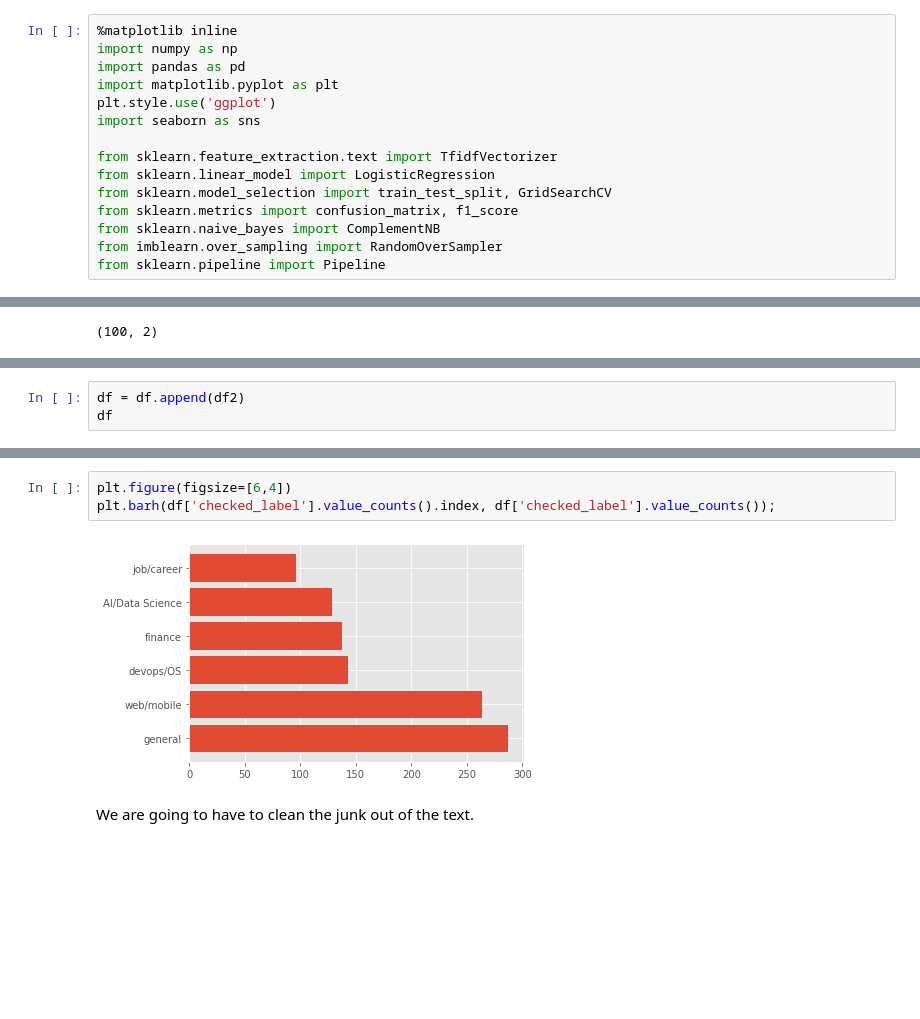
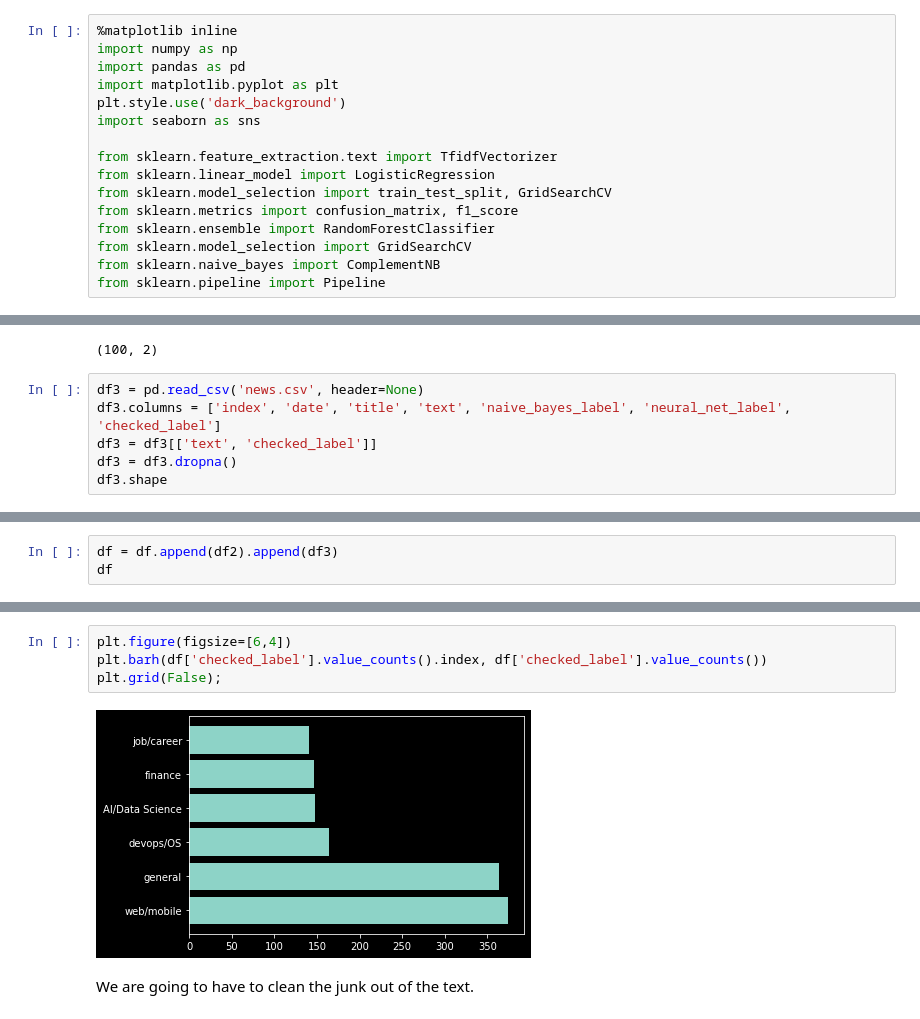
Before and after one commit to ivvlko/NLP-Factory, a Jupyter notebook: model_creation/training_models/retrain_naive_bayes.ipynb, the cells around one changed output, grey strips where cells are left out. Drawn from its saved outputs; the diff is of its cells as text; blank space fills up the shorter version.

```diff
--- a/model_creation/training_models/retrain_naive_bayes.ipynb
+++ b/model_creation/training_models/retrain_naive_bayes.ipynb
@@ -7,15 +7,16 @@ The running of this script creates new pickle object with Naive Bayes model. Per
 import numpy as np
 import pandas as pd
 import matplotlib.pyplot as plt
-plt.style.use('ggplot')
+plt.style.use('dark_background')
 import seaborn as sns
 
 from sklearn.feature_extraction.text import TfidfVectorizer
 from sklearn.linear_model import LogisticRegression
 from sklearn.model_selection import train_test_split, GridSearchCV
 from sklearn.metrics import confusion_matrix, f1_score
+from sklearn.ensemble import RandomForestClassifier
+from sklearn.model_selection import GridSearchCV
 from sklearn.naive_bayes import ComplementNB
-from imblearn.over_sampling import RandomOverSampler
 from sklearn.pipeline import Pipeline
 # %%
 import re
@@ -41,3 +42,9 @@ df2 = df2.dropna()
 df2.shape
 # %% [output]
 (100, 2)
+# %%
+df3 = pd.read_csv('news.csv', header=None)
+df3.columns = ['index', 'date', 'title', 'text', 'naive_bayes_label', 'neural_net_label', 'checked_label']
+df3 = df3[['text', 'checked_label']]
+df3 = df3.dropna()
+df3.shape
@@ -44,5 +53,5 @@ df2.shape
 # %%
-df = df.append(df2)
+df = df.append(df2).append(df3)
 df
 # %% [output]
 |  | text | checked_label |
@@ -61,8 +70,9 @@ df
 # %%
 plt.figure(figsize=[6,4])
-plt.barh(df['checked_label'].value_counts().index, df['checked_label'].value_counts());
+plt.barh(df['checked_label'].value_counts().index, df['checked_label'].value_counts())
+plt.grid(False);
 # %% [output]
-[figure, old version]
+[figure, new version]
 # %% [markdown]
 We are going to have to clean the junk out of the text.
 # %%
```
Also changed, not shown: parts of 17 cells of this notebook, 16 other files.
